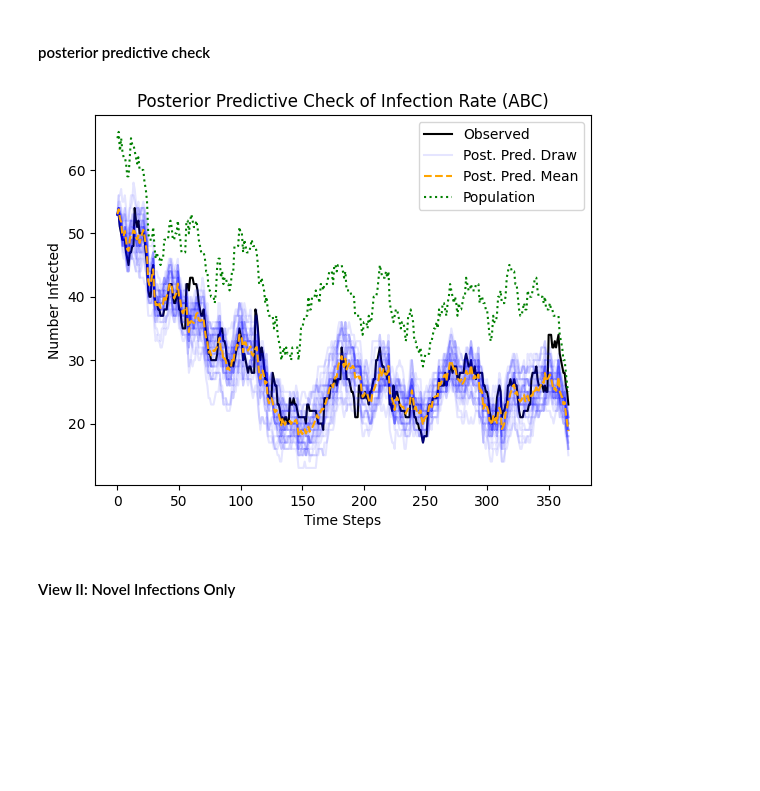
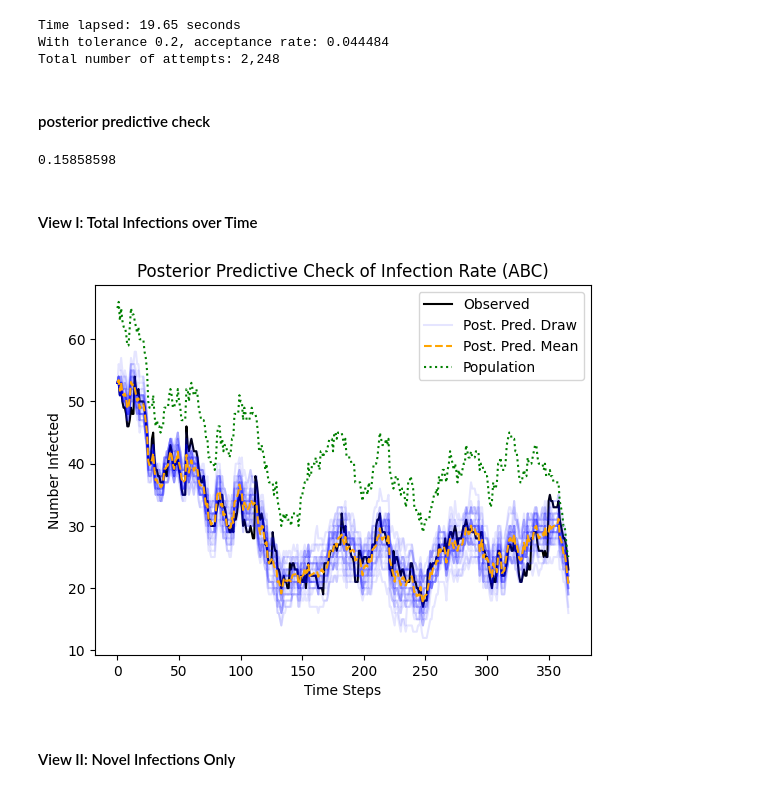
Before and after one commit to epibayes/np-epid, a Jupyter notebook: notebooks/crkp_simulator_test.ipynb, the cells around one changed output. Drawn from its saved outputs; the diff is of its cells as text; code cells hidden in the pictures; blank space fills up the shorter version.

```diff
--- a/notebooks/crkp_simulator_test.ipynb
+++ b/notebooks/crkp_simulator_test.ipynb
@@ -68,13 +11,0 @@ print(list(doubles))
-# %%
-n_visits = {}
-for i, row in infections_cleaned.iterrows():
-    admitted = False
-    z = 0
-    for _, v in row.items():
-        if not np.isnan(v) and not admitted:
-            admitted = True
-            z += 1
-        if np.isnan(v):
-            admitted = False
-    n_visits[i] = z
-n_visits = pd.Series(n_visits)
@@ -320,30 +12,61 @@ plt.show()
+# %%
+path = "/Volumes/umms-esnitkin/Project_KPC_LTACH/Analysis/LTACH_transmission_modeling/preprocessed"
+prior_mu = -2
+prior_sigma = 1
+summarize = False
+model = CRKPTransmissionSimulator(path, prior_mu, prior_sigma)
+
+x_o = model.get_observed_data()
+# this is dumb
+if not summarize:
+    x_o = x_o.transpose(0, 1)
+# %%
+prior_sampler = lambda: model.sample_logbeta(1)
+simulator = lambda theta, seed: model.CRKP_simulator(theta, seed)
+# %%
+S = 100
+epsilon = 0.2
+posterior_sample, errors = abc_rejection_sampler(
+    S, epsilon, prior_sampler, simulator, x_o, max_attempts=10000,
+    summarize=summarize
+)
+# %% [output]
+Time lapsed: 19.65 seconds
+With tolerance 0.2, acceptance rate: 0.044484
+Total number of attempts: 2,248
 # %% [markdown]
 #### posterior predictive check
+# %%
+np.exp(posterior_sample).mean()
+# %% [output]
+0.15858598
+# %% [markdown]
+#### View I: Total Infections over Time
 # %%
 K = 30
-Nt = ftrace.sum().values
-posterior_predictive_abc = np.empty((K, T))
+Nt = model.W.sum(0)
+posterior_predictive_abc = np.empty((K, model.T))
 for i in range(30):
     beta = posterior_sample[i]
-    x_rep = crkp_simulator2(beta, i)
-    posterior_predictive_abc[i] =  np.array(x_rep) * N
+    x_rep = model.CRKP_simulator(beta, i)
+    posterior_predictive_abc[i] =  np.array(x_rep) * model.N
 pp_mean_abc = posterior_predictive_abc.mean(0)
 
 labels = ["Post. Pred. Draw"] + [None for _ in range(K-1)]
-I_o = x_o * N
+I_o = x_o * model.N
 plt.plot(I_o, label="Observed", color="k")
 plt.plot(posterior_predictive_abc.T,
          label=labels, color="b",
          alpha=0.1)
 plt.plot(pp_mean_abc, label="Post. Pred. Mean", linestyle="--",
          color="orange")
 plt.plot(Nt, label="Population", color="g", linestyle=":")
 plt.legend()
 plt.title("Posterior Predictive Check of Infection Rate (ABC)")
 plt.ylabel("Number Infected")
 plt.xlabel("Time Steps")
 plt.show()
 # %% [output]
-[figure, old version]
+[figure, new version]
 # %% [markdown]
 #### View II: Novel Infections Only
```
Also changed, not shown: parts of 40 cells of this notebook, 6 other files.
